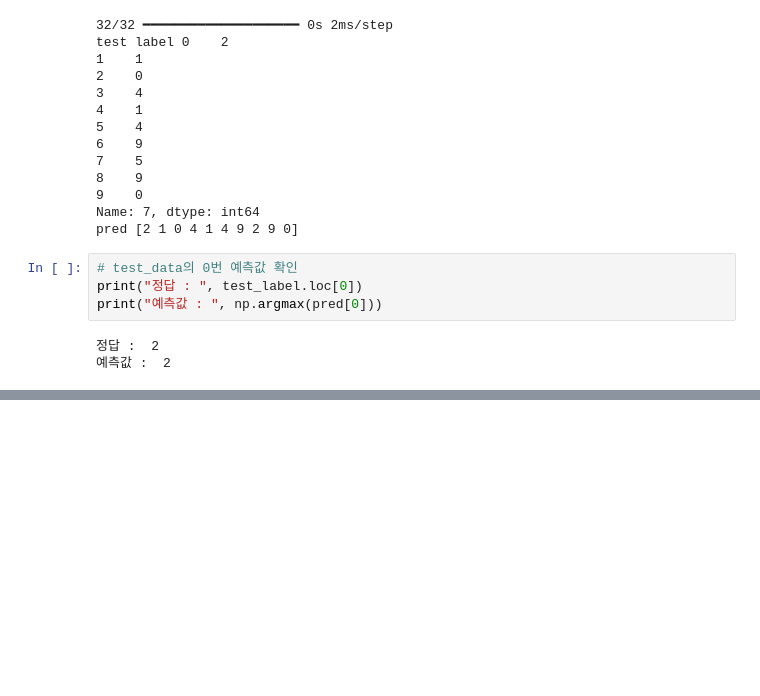
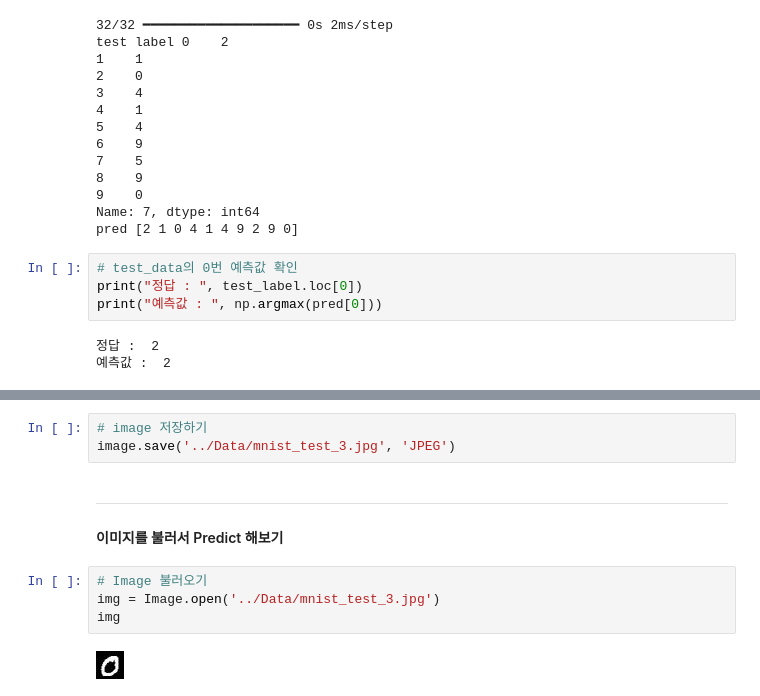
Before and after one commit to Sphen1sc1dae/MachineLearning, a Jupyter notebook: Note_DL/04.손글씨 인식 딥러닝 해보기.ipynb, the cells around one changed output, grey strips where cells are left out. Saved outputs shown, nothing was run; the diff lists cells and outputs as text; blank space fills up the shorter version.

```diff
--- a/Note_DL/04.손글씨 인식 딥러닝 해보기.ipynb
+++ b/Note_DL/04.손글씨 인식 딥러닝 해보기.ipynb
@@ -223,0 +257,12 @@ print("예측값 : ", np.argmax(pred[0]))
+# %%
+# image 저장하기
+image.save('../Data/mnist_test_3.jpg', 'JPEG')
+# %% [markdown]
+---
+#### 이미지를 불러서 Predict 해보기
+# %%
+# Image 불러오기
+img = Image.open('../Data/mnist_test_3.jpg')
+img
+# %% [output]
+[figure, added]
```
Also changed, not shown: parts of 25 cells of this notebook, 1 other file.
